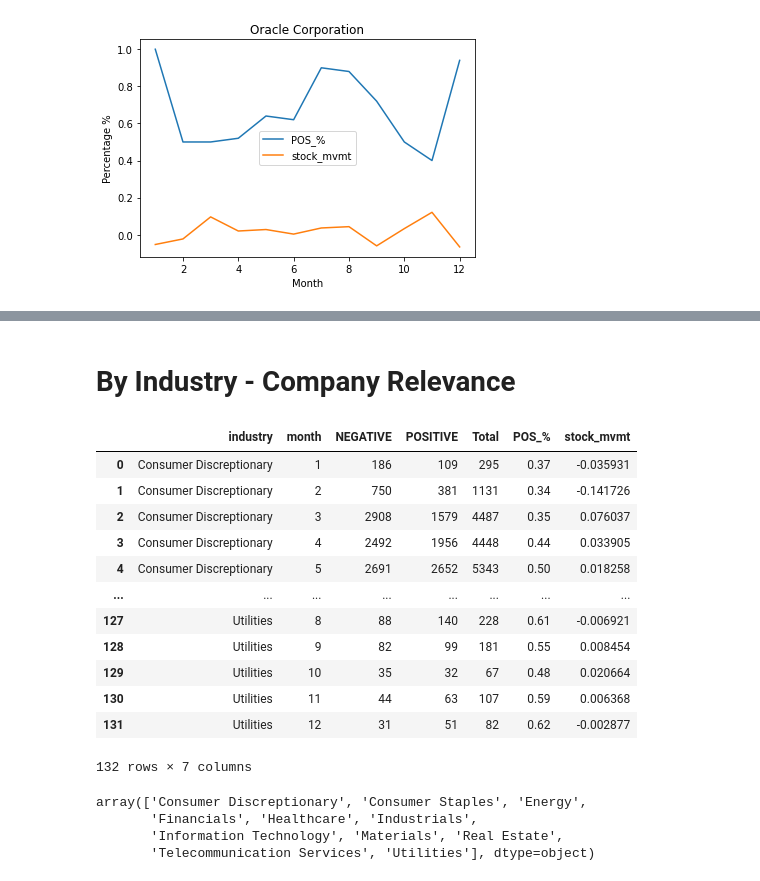
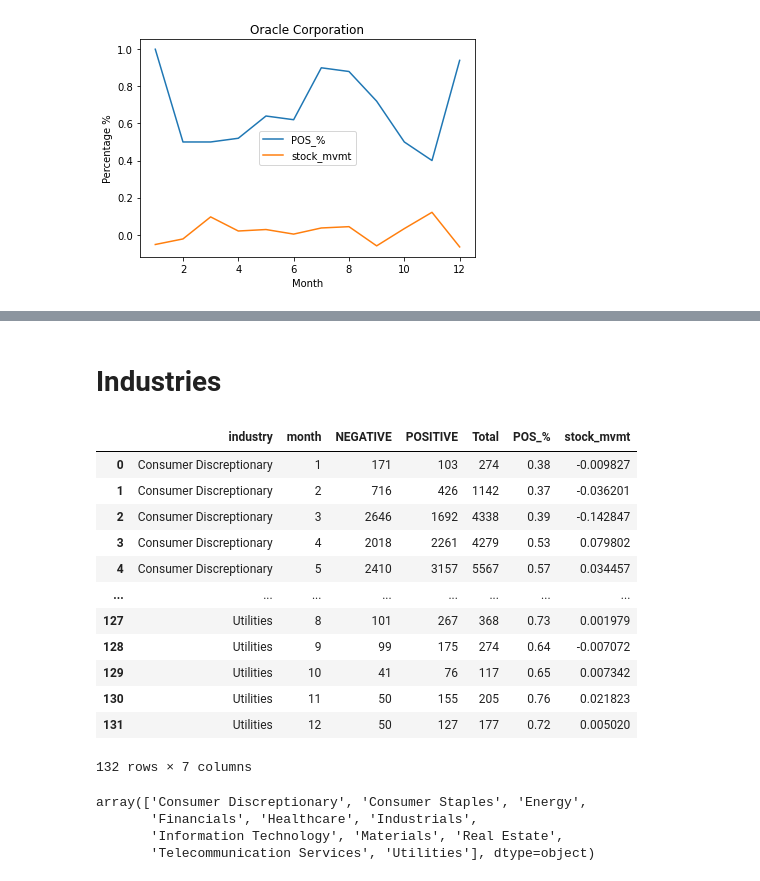
Before and after one commit to TraceyEtheridge/Thesis, a Jupyter notebook: 05_Analysis.ipynb, the cells around one changed output, grey strips where cells are left out. Saved outputs shown, nothing was run; the diff lists cells and outputs as text; code cells hidden in the pictures.

```diff
--- a/Analysis.ipynb
+++ b/05_Analysis.ipynb
@@ -334,7 +154,7 @@ def load_listed_companies(file_path, sheet_name, countries):
     return companies_list
 # %%
 # Import listed companies
-filepath_companies = './data/company_names_listed.xlsx'
+filepath_companies = './data/ner/company_names_listed.xlsx'
 sheet_name = 'company_names'
 countries_included = ['United States', 'Canada', 'Australia', 'United Kingdom']
 
@@ -583,8 +385,8 @@ if get_stock_prices:
 # %%
 #stock_final_dict
 # %%
-with open('stock_final_dict_xx.pickle', 'wb') as handle:
-    pickle.dump(stock_final_dict, handle)
+#with open('stock_final_dict_xx.pickle', 'wb') as handle:
+ #   pickle.dump(stock_final_dict, handle)
 # %%
 with open('./data/stock_prices/stock_final_dict_us.pickle', 'rb') as handle:
     stock_final_dict_us = pickle.load(handle)
@@ -1266,20 +1227,0 @@ plt.show()
-# %%
-exclude_marketscreener = True
-
-if exclude_marketscreener:
-    df_comp_analysis = df_comp_month[df_comp_month['domain'] != "marketscreener"].copy()
-else:
-    df_comp_analysis = df_comp_month.copy()
-#df_comp_analysis = df_comp_analysis.pivot_table(index=['industry', 'month'], columns='sentiment', values='date', aggfunc='count')
-df_comp_analysis = df_comp_analysis.pivot_table(index=['industry', 'month'], columns='roberta', values='date', aggfunc='count')
-df_comp_analysis['Total'] = df_comp_analysis.sum(axis=1)
-df_comp_analysis['POS_%'] = round(df_comp_analysis['POSITIVE'] / df_comp_analysis['Total'],2)
-
-stock_log_ind_mvmt = stock_log_ind.T.pct_change()
-stock_log_ind_mvmt = stock_log_ind_mvmt.dropna()
-stock_log_ind_mvmt.index = [1,2,3,4,5,6,7,8,9,10,11,12]
-stock_log_ind_mvmt = pd.DataFrame(stock_log_ind_mvmt.stack()).reset_index()
-stock_log_ind_mvmt.columns = ['month', 'industry', 'stock_mvmt']
-
-df_comp_analysis = df_comp_analysis.merge(stock_log_ind_mvmt, left_on=['industry', 'month'], right_on=['industry', 'month'])
-df_comp_analysis
@@ -1334,42 +1228,48 @@ for idx, industry in enumerate(df_comp_analysis['industry'].unique()):
 # %% [markdown]
-# By Industry - Company Relevance
+# Industries
 # %%
-#df_comp_month = df_comp.copy()
 df_comp_month = df_comp[df_comp['company_relevance'] >= 0.2].copy()
 df_comp_month['month'] = df_comp_month['date'].dt.month
 
-exclude_marketscreener = True
+exclude_marketscreener = False
 
 if exclude_marketscreener:
     df_comp_analysis = df_comp_month[df_comp_month['domain'] != "marketscreener"].copy()
 else:
     df_comp_analysis = df_comp_month.copy()
 #df_comp_analysis = df_comp_analysis.pivot_table(index=['industry', 'month'], columns='sentiment', values='date', aggfunc='count')
 df_comp_analysis = df_comp_analysis.pivot_table(index=['industry', 'month'], columns='roberta', values='date', aggfunc='count')
 df_comp_analysis['Total'] = df_comp_analysis.sum(axis=1)
 df_comp_analysis['POS_%'] = round(df_comp_analysis['POSITIVE'] / df_comp_analysis['Total'],2)
 
 stock_log_ind_mvmt = stock_log_ind.T.pct_change()
 stock_log_ind_mvmt = stock_log_ind_mvmt.dropna()
 stock_log_ind_mvmt.index = [1,2,3,4,5,6,7,8,9,10,11,12]
 stock_log_ind_mvmt = pd.DataFrame(stock_log_ind_mvmt.stack()).reset_index()
 stock_log_ind_mvmt.columns = ['month', 'industry', 'stock_mvmt']
 
 df_comp_analysis = df_comp_analysis.merge(stock_log_ind_mvmt, left_on=['industry', 'month'], right_on=['industry', 'month'])
-df_comp_analysis
+display(df_comp_analysis)
+
+# Cum movement
+df_comp_analysis_cum = df_comp_analysis[['industry','month','stock_mvmt']].copy()
+df_comp_analysis_cum = df_comp_analysis_cum.set_index(['industry', 'month'])
+df_comp_analysis_cum = df_comp_analysis_cum.unstack('industry')
+df_comp_analysis_cum = (df_comp_analysis_cum + 1).cumprod() - 1
+df_comp_analysis_cum.columns = df_comp_analysis_cum.columns.droplevel()
 # %% [output]
 |  | industry | month | NEGATIVE | POSITIVE | Total | POS_% | stock_mvmt |
-| 0 | Consumer Discreptionary | 1 | 186 | 109 | 295 | 0.37 | -0.035931 |
-| 1 | Consumer Discreptionary | 2 | 750 | 381 | 1131 | 0.34 | -0.141726 |
-| 2 | Consumer Discreptionary | 3 | 2908 | 1579 | 4487 | 0.35 | 0.076037 |
-| 3 | Consumer Discreptionary | 4 | 2492 | 1956 | 4448 | 0.44 | 0.033905 |
-| 4 | Consumer Discreptionary | 5 | 2691 | 2652 | 5343 | 0.50 | 0.018258 |
+| 0 | Consumer Discreptionary | 1 | 171 | 103 | 274 | 0.38 | -0.009827 |
+| 1 | Consumer Discreptionary | 2 | 716 | 426 | 1142 | 0.37 | -0.036201 |
+| 2 | Consumer Discreptionary | 3 | 2646 | 1692 | 4338 | 0.39 | -0.142847 |
+| 3 | Consumer Discreptionary | 4 | 2018 | 2261 | 4279 | 0.53 | 0.079802 |
+| 4 | Consumer Discreptionary | 5 | 2410 | 3157 | 5567 | 0.57 | 0.034457 |
 | ... | ... | ... | ... | ... | ... | ... | ... |
-| 127 | Utilities | 8 | 88 | 140 | 228 | 0.61 | -0.006921 |
-| 128 | Utilities | 9 | 82 | 99 | 181 | 0.55 | 0.008454 |
-| 129 | Utilities | 10 | 35 | 32 | 67 | 0.48 | 0.020664 |
-| 130 | Utilities | 11 | 44 | 63 | 107 | 0.59 | 0.006368 |
-| 131 | Utilities | 12 | 31 | 51 | 82 | 0.62 | -0.002877 |
+| 127 | Utilities | 8 | 101 | 267 | 368 | 0.73 | 0.001979 |
+| 128 | Utilities | 9 | 99 | 175 | 274 | 0.64 | -0.007072 |
+| 129 | Utilities | 10 | 41 | 76 | 117 | 0.65 | 0.007342 |
+| 130 | Utilities | 11 | 50 | 155 | 205 | 0.76 | 0.021823 |
+| 131 | Utilities | 12 | 50 | 127 | 177 | 0.72 | 0.005020 |
 132 rows × 7 columns
 # %%
 df_comp_analysis['industry'].unique()
```
Also changed, not shown: parts of 57 cells of this notebook.
